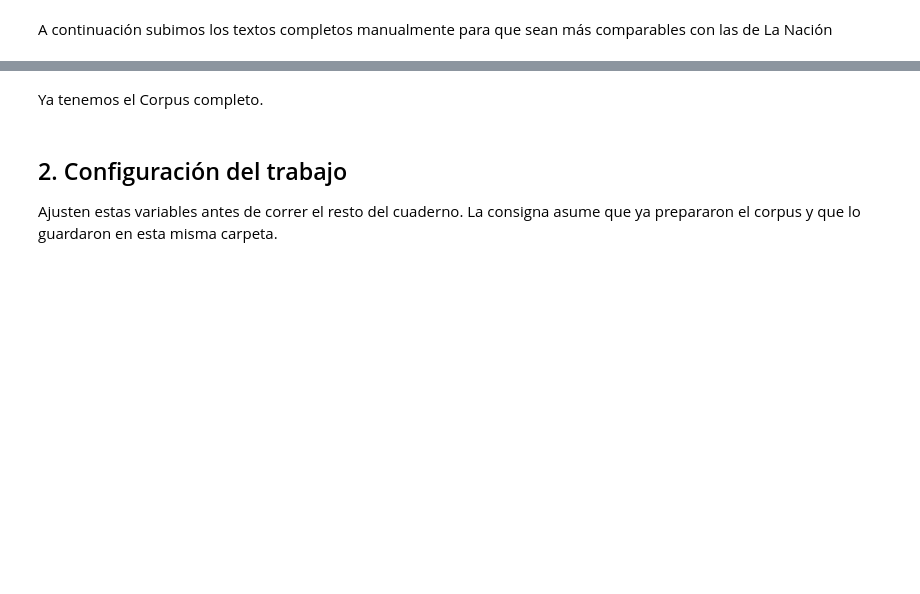
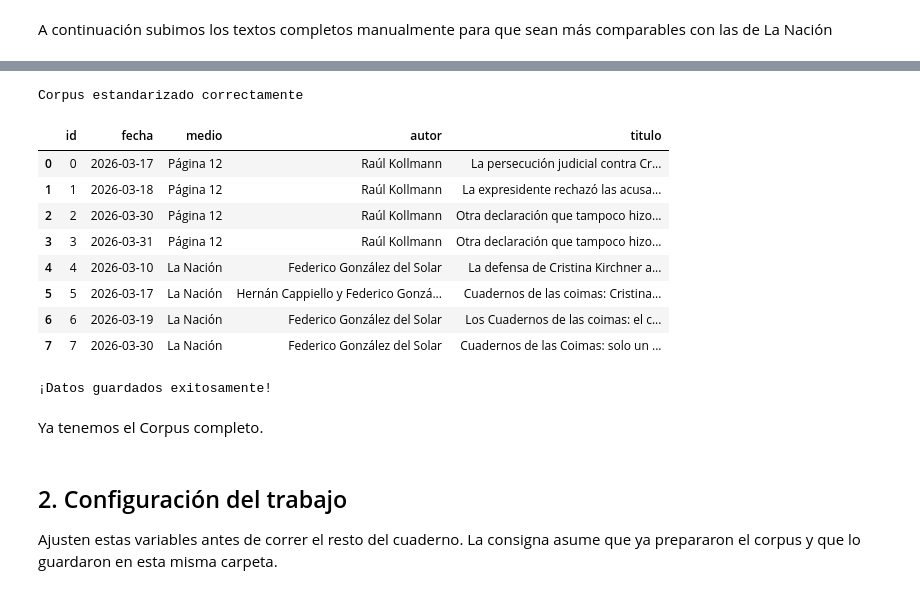
Before and after one commit to vpenacca-pixel/penacca-victoria-pln-1c-2026, a Jupyter notebook: 007_tpi_2/TPI_2_Text_Mining_y_Analisis_Discursivo_Comparado.ipynb, the cells around one changed output, grey strips where cells are left out. Drawn from its saved outputs; the diff is of its cells as text; code cells hidden in the pictures; blank space fills up the shorter version.

```diff
--- a/007_tpi_2/TPI_2_Text_Mining_y_Analisis_Discursivo_Comparado.ipynb
+++ b/007_tpi_2/TPI_2_Text_Mining_y_Analisis_Discursivo_Comparado.ipynb
@@ -226,10 +238,7 @@ display(df_noticias)
 # Para ver el texto completo de un artículo específico, colocamos el nro en este código
 import textwrap
 
-texto = df_noticias.iloc[0]['texto']
-
-# Corta el texto automáticamente para que sea legible
+texto = df_noticias.iloc[5]['texto']
 parrafos = textwrap.fill(texto, width=140)
-
 print(parrafos)
 # %% [output]
@@ -253,3 +262,51 @@ les encontraron sociedades y cuentas ocultas en buena parte de los paraísos fis
+# %%
+#Agregamos las columnas requeridas. Se pide a la IA sugerencias para hacer la extracción y no agregar data de manera manual
+
+# Título (primeras palabras significativas)
+def extraer_titulo(texto):
+    lineas = texto.split('\n') # Dividir el texto en líneas
+    for linea in lineas:
+        linea = linea.strip() # Eliminar espacios al inicio y al final
+        if linea and len(linea) > 10: # Si la línea no está vacía y tiene más de 10 caracteres, considerarla como título
+            return linea[:80] # Devolver las primeras 80 caracteres como título
+    return texto[:80]
+
+df_noticias = pd.DataFrame({
+    "id": [f"{i}" for i in range(8)], #
+    # Fecha se carga de manera manual, no extrae de manera correcta
+    "fecha": ["2026-03-17", "2026-03-18", "2026-03-30", "2026-03-31", "2026-03-10", "2026-03-17", "2026-03-19", "2026-03-30"],
+    "medio": ["Página 12"]*4 + ["La Nación"]*4,
+    # Autor se carga de manera manual, no extrae de manera correcta
+    "autor": ["Raúl Kollmann"]*4 + ["Federico González del Solar"] + ["Hernán Cappiello y Federico González del Solar"] + ["Federico González del Solar"]*2,
+    "titulo": [extraer_titulo(texto) for texto in textos_finales],
+    "texto": textos_finales,
+    "grupo_comparacion": ["Página 12"]*4 + ["La Nación"]*4
+})
+
+
+
+df_noticias['titulo'] = df_noticias['texto'].apply(extraer_titulo) # Extraemos el título de cada noticia
+
+
+print("Corpus estandarizado correctamente")
+display(df_noticias[['id', 'fecha', 'medio', 'autor', 'titulo']].head(8))
+# %% [output]
+Corpus estandarizado correctamente
+|  | id | fecha | medio | autor | titulo |
+| 0 | 0 | 2026-03-17 | Página 12 | Raúl Kollmann | La persecución judicial contra Cr... |
+| 1 | 1 | 2026-03-18 | Página 12 | Raúl Kollmann | La expresidente rechazó las acusa... |
+| 2 | 2 | 2026-03-30 | Página 12 | Raúl Kollmann | Otra declaración que tampoco hizo... |
+| 3 | 3 | 2026-03-31 | Página 12 | Raúl Kollmann | Otra declaración que tampoco hizo... |
+| 4 | 4 | 2026-03-10 | La Nación | Federico González del Solar | La defensa de Cristina Kirchner a... |
+| 5 | 5 | 2026-03-17 | La Nación | Hernán Cappiello y Federico Gonzá... | Cuadernos de las coimas: Cristina... |
+| 6 | 6 | 2026-03-19 | La Nación | Federico González del Solar | Los Cuadernos de las coimas: el c... |
+| 7 | 7 | 2026-03-30 | La Nación | Federico González del Solar | Cuadernos de las Coimas: solo un ... |
+# %%
+# Guardar a CSV ignorando que te exporte el índice numérico que puso
+df_noticias.to_csv('corpus_tpi2.csv', index=False)
+print("¡Datos guardados exitosamente!")
+# %% [output]
+¡Datos guardados exitosamente!
 # %% [markdown]
 Ya tenemos el Corpus completo.
 # %% [markdown]
```
Also changed, not shown: parts of 29 cells of this notebook, 9 other files.
